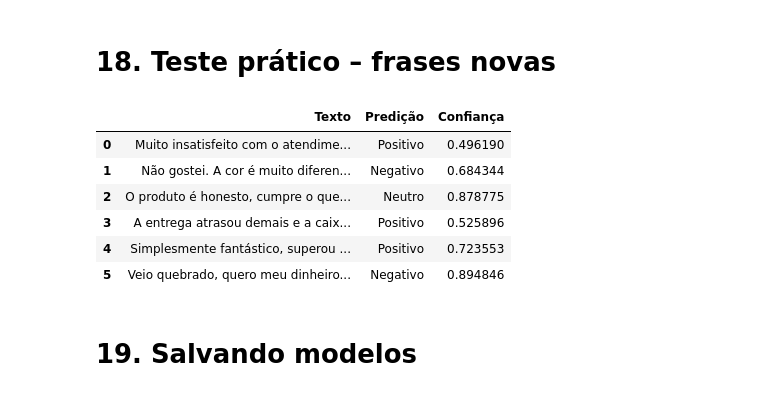
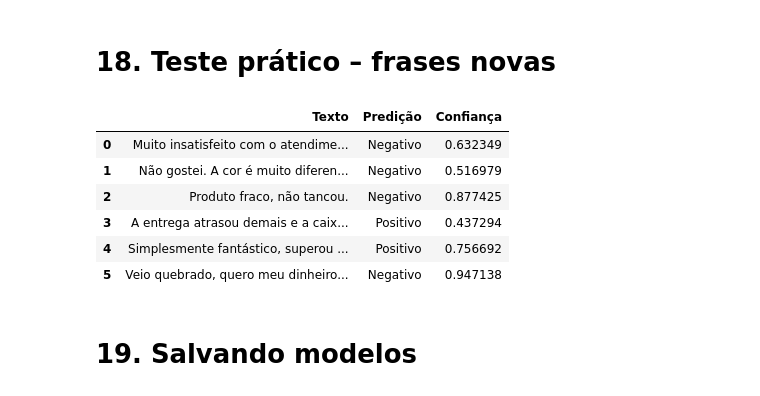
Before and after one commit to elissouza2023/hackthon, a Jupyter notebook: notebook.ipynb, the cells around one changed output. Cells and saved outputs as stored; diff of their text form; code cells hidden in the pictures.

```diff
--- a/notebook.ipynb
+++ b/notebook.ipynb
@@ -382,35 +375,35 @@ SVM - Média F1: 0.9835342803462112
 # %%
 frases_teste = [
   "Muito insatisfeito  com o atendimento. Não resolveram meu problema.",
   "Não gostei. A cor é muito diferente da foto do anúncio.",
-  "O produto é honesto, cumpre o que promete sem luxos.",
+  "Produto fraco, não tancou.",
   "A entrega atrasou demais e a caixa chegou amassada.",
   "Simplesmente fantástico, superou todas as minhas expectativas!",
   "Veio quebrado, quero meu dinheiro de volta imediatamente."
 ]
 
 
 frases_proc = [preprocess_text(f) for f in frases_teste]
 frases_vec = tfidf.transform(frases_proc)
 
 
 predicoes = lr_model.predict(frases_vec)
 probs = lr_model.predict_proba(frases_vec)
 
 
 pd.DataFrame({
     'Texto': frases_teste,
     'Predição': predicoes,
     'Confiança': probs.max(axis=1)
 })
 # %% [output]
 |  | Texto | Predição | Confiança |
-| 0 | Muito insatisfeito com o atendime... | Positivo | 0.496190 |
-| 1 | Não gostei. A cor é muito diferen... | Negativo | 0.684344 |
-| 2 | O produto é honesto, cumpre o que... | Neutro | 0.878775 |
-| 3 | A entrega atrasou demais e a caix... | Positivo | 0.525896 |
-| 4 | Simplesmente fantástico, superou ... | Positivo | 0.723553 |
-| 5 | Veio quebrado, quero meu dinheiro... | Negativo | 0.894846 |
+| 0 | Muito insatisfeito com o atendime... | Negativo | 0.632349 |
+| 1 | Não gostei. A cor é muito diferen... | Negativo | 0.516979 |
+| 2 | Produto fraco, não tancou. | Negativo | 0.877425 |
+| 3 | A entrega atrasou demais e a caix... | Positivo | 0.437294 |
+| 4 | Simplesmente fantástico, superou ... | Positivo | 0.756692 |
+| 5 | Veio quebrado, quero meu dinheiro... | Negativo | 0.947138 |
 # %% [markdown]
 # 19. Salvando modelos
 # %%
```
Also changed, not shown: parts of 8 cells of this notebook, 4 other files.
